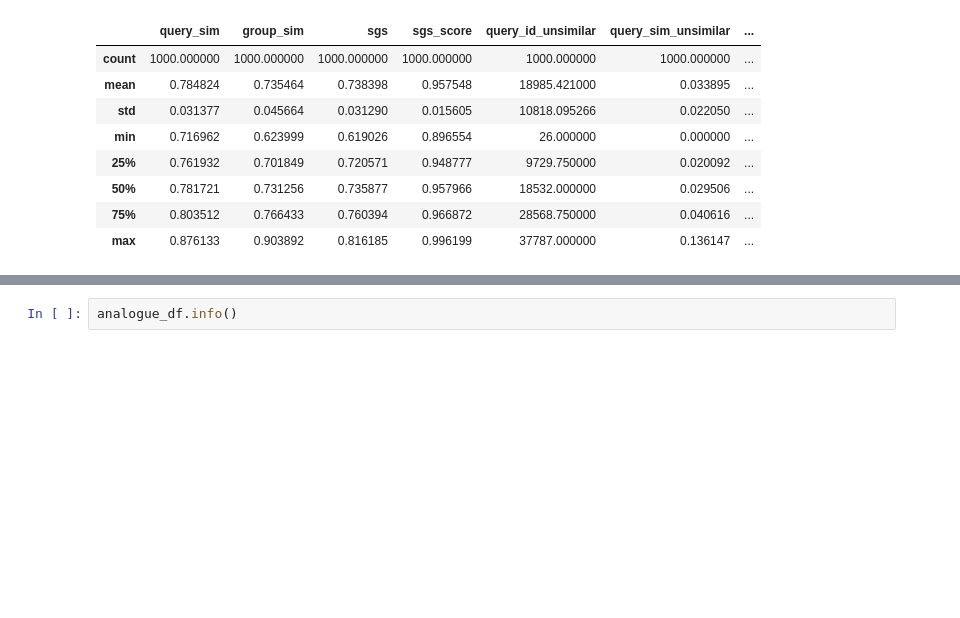
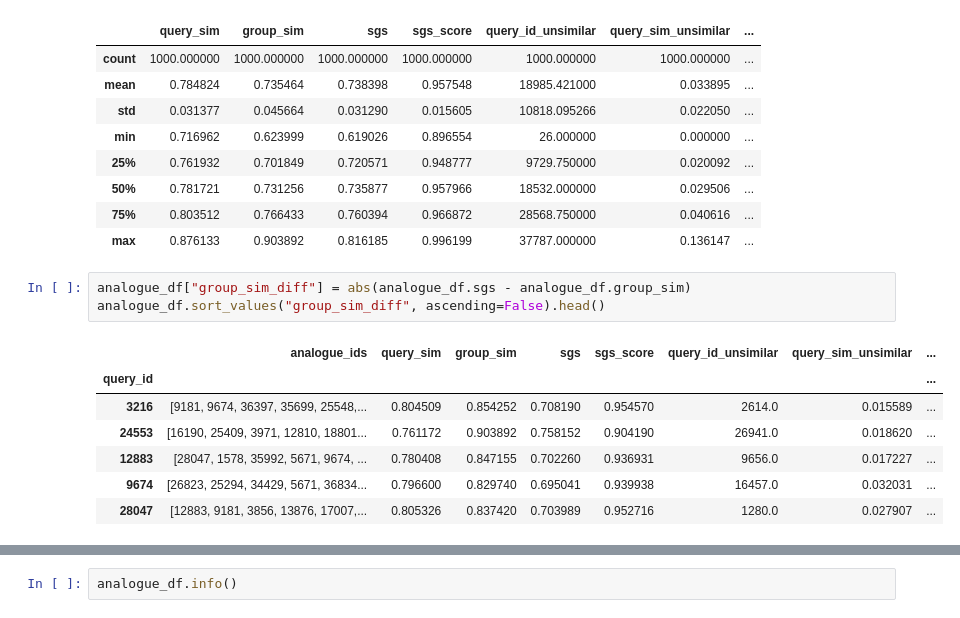
Before and after one commit to Knerten0815/master-thesis-code, a Jupyter notebook: group_similarity-similar_groups_unsimilar_query.ipynb, the cells around one changed output, grey strips where cells are left out. Saved outputs shown, nothing was run; the diff lists cells and outputs as text; blank space fills up the shorter version.

```diff
--- a/group_similarity-similar_groups_unsimilar_query.ipynb
+++ b/group_similarity-similar_groups_unsimilar_query.ipynb
@@ -233,3 +233,14 @@ analogue_df.describe()
 | 50% | 0.781721 | 0.731256 | 0.735877 | 0.957966 | 18532.000000 | 0.029506 | ... |
 | 75% | 0.803512 | 0.766433 | 0.760394 | 0.966872 | 28568.750000 | 0.040616 | ... |
 | max | 0.876133 | 0.903892 | 0.816185 | 0.996199 | 37787.000000 | 0.136147 | ... |
+# %%
+analogue_df["group_sim_diff"] = abs(analogue_df.sgs - analogue_df.group_sim)
+analogue_df.sort_values("group_sim_diff", ascending=False).head()
+# %% [output]
+|  | analogue_ids | query_sim | group_sim | sgs | sgs_score | query_id_unsimilar | query_sim_unsimilar | ... |
+| query_id |  |  |  |  |  |  |  | ... |
+| 3216 | [9181, 9674, 36397, 35699, 25548,... | 0.804509 | 0.854252 | 0.708190 | 0.954570 | 2614.0 | 0.015589 | ... |
+| 24553 | [16190, 25409, 3971, 12810, 18801... | 0.761172 | 0.903892 | 0.758152 | 0.904190 | 26941.0 | 0.018620 | ... |
+| 12883 | [28047, 1578, 35992, 5671, 9674, ... | 0.780408 | 0.847155 | 0.702260 | 0.936931 | 9656.0 | 0.017227 | ... |
+| 9674 | [26823, 25294, 34429, 5671, 36834... | 0.796600 | 0.829740 | 0.695041 | 0.939938 | 16457.0 | 0.032031 | ... |
+| 28047 | [12883, 9181, 3856, 13876, 17007,... | 0.805326 | 0.837420 | 0.703989 | 0.952716 | 1280.0 | 0.027907 | ... |
```
Also changed, not shown: parts of 5 cells of this notebook, 3 other files.
